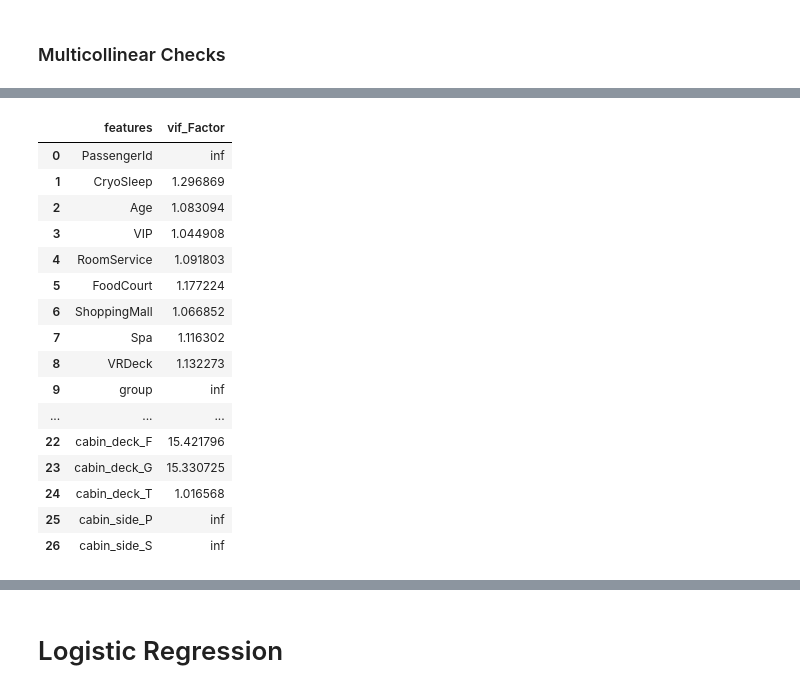
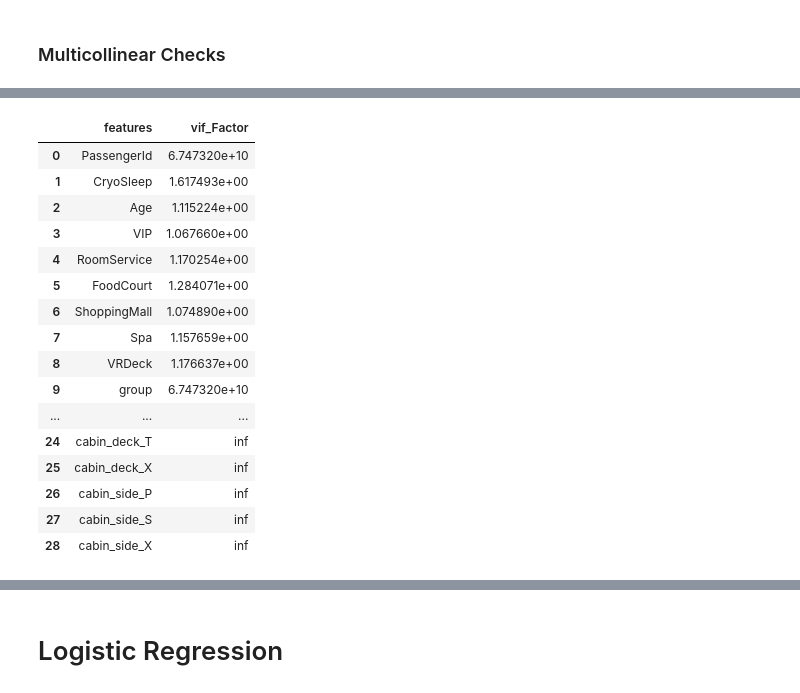
Before and after one commit to anandshende/Kaggle-Submissions, a Jupyter notebook: Spaceship-Titanic using Logistic Regression.ipynb, the cells around one changed output, grey strips where cells are left out. Drawn from its saved outputs; the diff is of its cells as text; code cells hidden in the pictures.

```diff
--- a/Spaceship-Titanic using Logistic Regression.ipynb
+++ b/Spaceship-Titanic using Logistic Regression.ipynb
@@ -170,0 +162,3 @@ get_na_null_counts(train_df_nonna)
+# %%
+train_df_nonna['CryoSleep'] = train_df.CryoSleep.fillna(train_df.CryoSleep.mode()[0])
+get_na_null_counts(train_df_nonna)
@@ -176,12 +185,16 @@ def get_group_and_pid(row):
     row['group'] = split_out[0]
     row['pp'] = split_out[1]
 
-#     print(row.Cabin)
-    split_out = row.Cabin.split('/')
-#     print(split_out)
-    row['cabin_deck'] = split_out[0]
-    row['cabin_num'] = split_out[1]
-    row['cabin_side'] = split_out[2]
+    try:
+    #     print(row.Cabin)
+        split_out = row.Cabin.split('/')
+    #     print(split_out)
+        row['cabin_deck'] = split_out[0]
+        row['cabin_num'] = split_out[1]
+        row['cabin_side'] = split_out[2]
+    except Exception as e:
+        print(row)
+        print(e)
 
     return row
 
@@ -333,6 +346,6 @@ get_null_counts(new_train_df)
 # %%
 # new_train_df.dropna(['PassengerId'], axis=0)
-new_train_df = new_train_df.dropna(subset=['PassengerId','HomePlanet_Earth'])
+# new_train_df = new_train_df.dropna(subset=['PassengerId','HomePlanet_Earth'])
 get_null_counts(new_train_df)
 # %% [output]
 |  | isNa | total | portion_missing | type |
@@ -371,8 +382,8 @@ array([0.])
 # %%
-new_train_df = new_train_df.drop(
-    ['cabin_side_nan', 'Destination_nan', 'cabin_deck_nan'],
-    axis=1
-)
+# new_train_df = new_train_df.drop(
+#     ['cabin_side_nan', 'Destination_nan', 'cabin_deck_nan'],
+#     axis=1
+# )
 # %% [markdown]
 ### Correlations
 # %%
@@ -485,34 +496,34 @@ vif
 # %%
 def drop_col_and_get_vif(X, col_name):
 #     X = X.drop('cabin_deck_A', axis=1)
     X.drop(col_name, axis=1, inplace=True)
     X1 = np.array(X.values, dtype=float)
     vif = [
         variance_inflation_factor(X1, i) for i in range(len(X.columns))
     ]
 
     vif = pd.DataFrame()
     vif["features"] = X.columns
     vif["vif_Factor"] = [variance_inflation_factor(X1, i) for i in range(X.shape[1])]
     return vif
 
-drop_col_and_get_vif(X, 'cabin_deck_A')
+drop_col_and_get_vif(X, 'pp')
 # %% [output]
 |  | features | vif_Factor |
-| 0 | PassengerId | inf |
-| 1 | CryoSleep | 1.296869 |
-| 2 | Age | 1.083094 |
-| 3 | VIP | 1.044908 |
-| 4 | RoomService | 1.091803 |
-| 5 | FoodCourt | 1.177224 |
-| 6 | ShoppingMall | 1.066852 |
-| 7 | Spa | 1.116302 |
-| 8 | VRDeck | 1.132273 |
-| 9 | group | inf |
+| 0 | PassengerId | 6.747320e+10 |
+| 1 | CryoSleep | 1.617493e+00 |
+| 2 | Age | 1.115224e+00 |
+| 3 | VIP | 1.067660e+00 |
+| 4 | RoomService | 1.170254e+00 |
+| 5 | FoodCourt | 1.284071e+00 |
+| 6 | ShoppingMall | 1.074890e+00 |
+| 7 | Spa | 1.157659e+00 |
+| 8 | VRDeck | 1.176637e+00 |
+| 9 | group | 6.747320e+10 |
 | ... | ... | ... |
-| 22 | cabin_deck_F | 15.421796 |
-| 23 | cabin_deck_G | 15.330725 |
-| 24 | cabin_deck_T | 1.016568 |
-| 25 | cabin_side_P | inf |
-| 26 | cabin_side_S | inf |
+| 24 | cabin_deck_T | inf |
+| 25 | cabin_deck_X | inf |
+| 26 | cabin_side_P | inf |
+| 27 | cabin_side_S | inf |
+| 28 | cabin_side_X | inf |
 # %%
```
Also changed, not shown: parts of 45 cells of this notebook.
